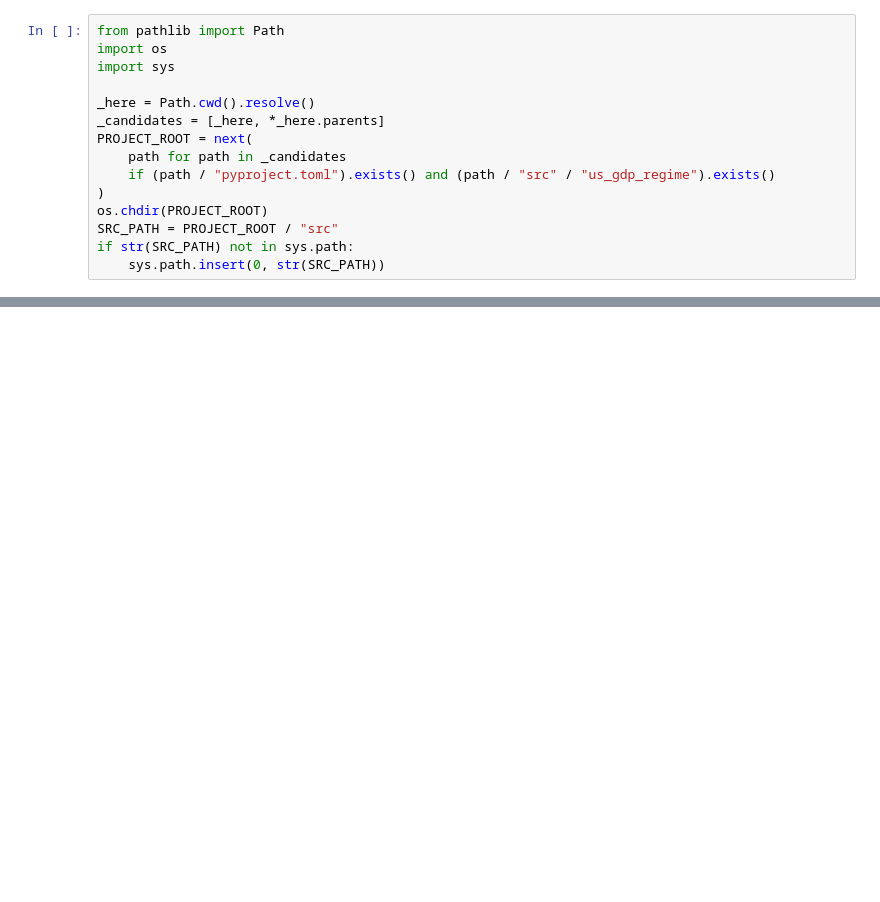
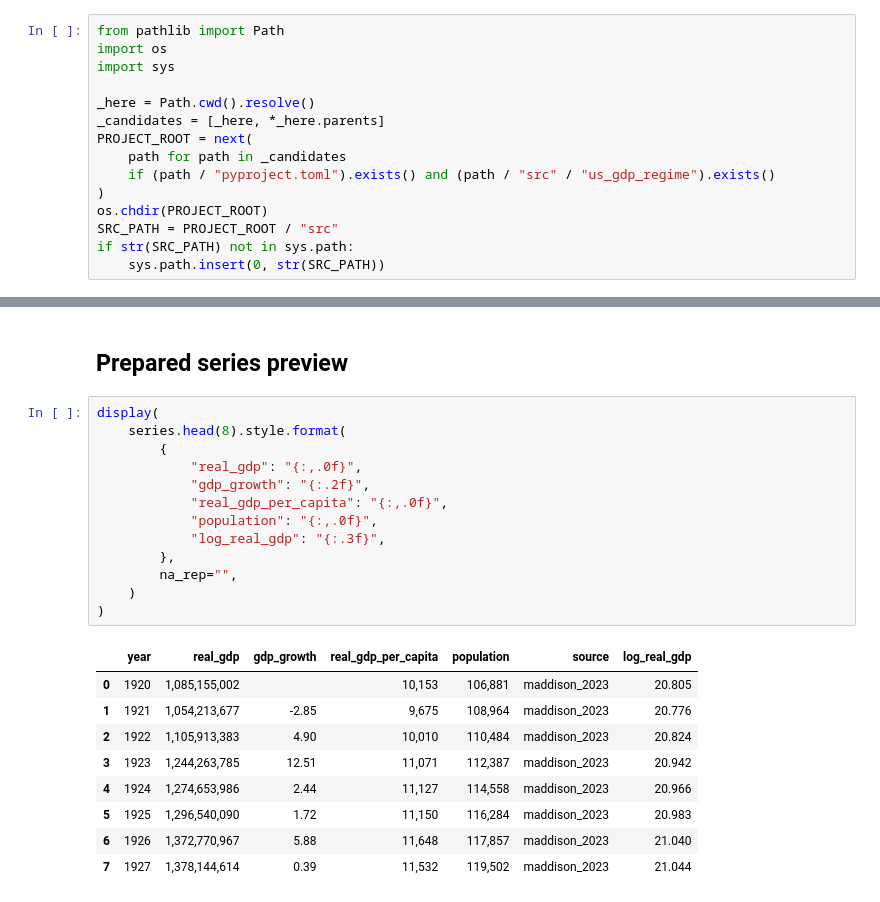
Before and after one commit to DiogoRibeiro7/us-gdp-regime-1920, a Jupyter notebook: notebooks/01_data_extraction_validation.ipynb, the cells around one changed output, grey strips where cells are left out. Drawn from its saved outputs; the diff is of its cells as text; blank space fills up the shorter version.

```diff
--- a/notebooks/01_data_extraction_validation.ipynb
+++ b/notebooks/01_data_extraction_validation.ipynb
@@ -160,0 +158,25 @@ Maddison is the appropriate default for a 1920 start date because it covers the
+# %% [markdown]
+## Prepared series preview
+# %%
+display(
+    series.head(8).style.format(
+        {
+            "real_gdp": "{:,.0f}",
+            "gdp_growth": "{:.2f}",
+            "real_gdp_per_capita": "{:,.0f}",
+            "population": "{:,.0f}",
+            "log_real_gdp": "{:.3f}",
+        },
+        na_rep="",
+    )
+)
+# %% [output]
+|  | year | real_gdp | gdp_growth | real_gdp_per_capita | population | source | log_real_gdp |
+| 0 | 1920 | 1,085,155,002 |  | 10,153 | 106,881 | maddison_2023 | 20.805 |
+| 1 | 1921 | 1,054,213,677 | -2.85 | 9,675 | 108,964 | maddison_2023 | 20.776 |
+| 2 | 1922 | 1,105,913,383 | 4.90 | 10,010 | 110,484 | maddison_2023 | 20.824 |
+| 3 | 1923 | 1,244,263,785 | 12.51 | 11,071 | 112,387 | maddison_2023 | 20.942 |
+| 4 | 1924 | 1,274,653,986 | 2.44 | 11,127 | 114,558 | maddison_2023 | 20.966 |
+| 5 | 1925 | 1,296,540,090 | 1.72 | 11,150 | 116,284 | maddison_2023 | 20.983 |
+| 6 | 1926 | 1,372,770,967 | 5.88 | 11,648 | 117,857 | maddison_2023 | 21.040 |
+| 7 | 1927 | 1,378,144,614 | 0.39 | 11,532 | 119,502 | maddison_2023 | 21.044 |
```
Also changed, not shown: parts of 35 cells of this notebook, 2 other files.
